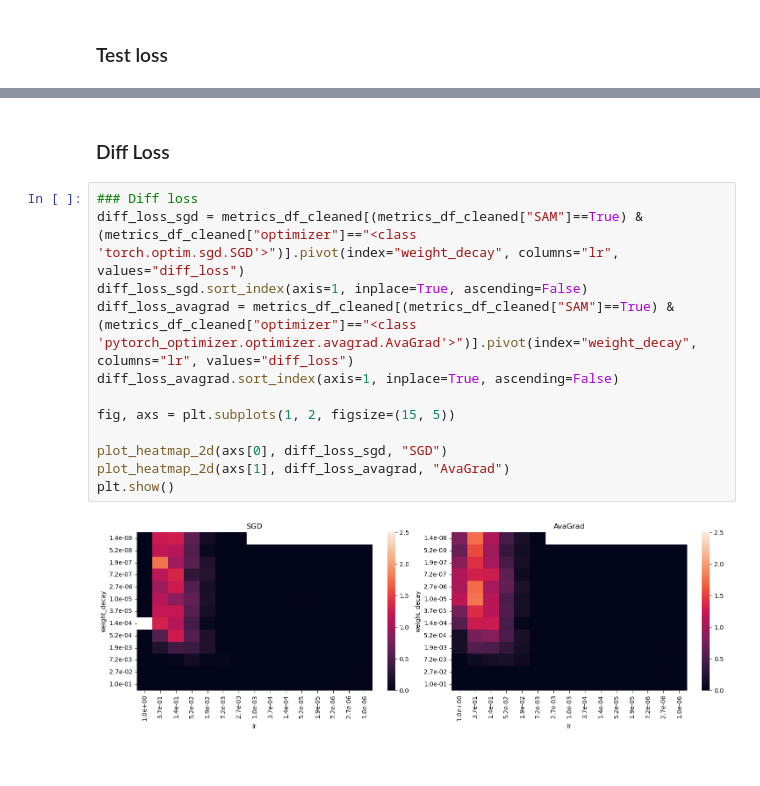
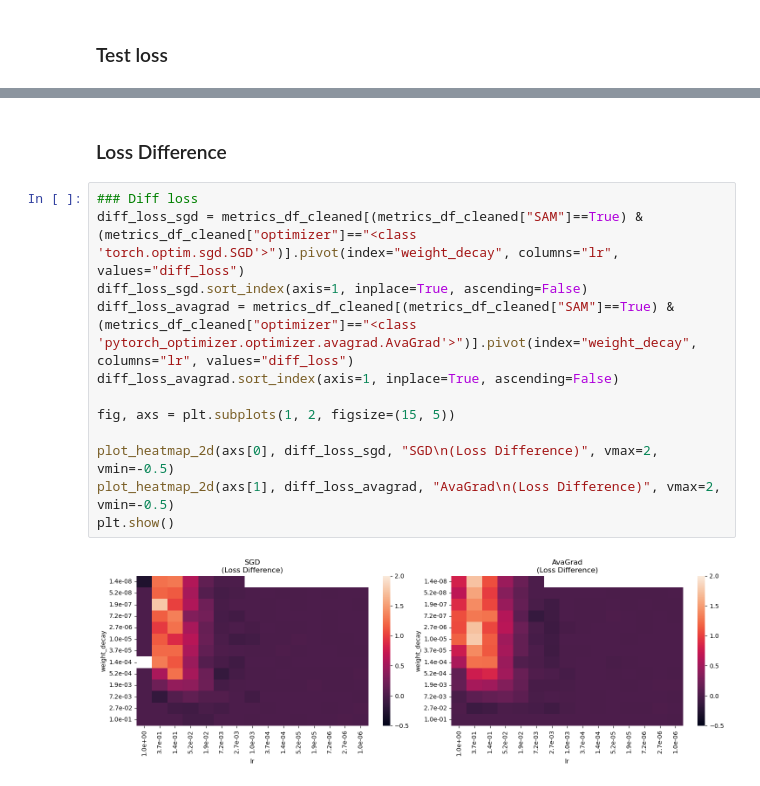
Before and after one commit to RaphaelMaser/OPT4ML-project, a Jupyter notebook: analysis.ipynb, the cells around one changed output, grey strips where cells are left out. Drawn from its saved outputs; the diff is of its cells as text.

Commit message:
added loss difference heatmaps

```diff
--- a/analysis.ipynb
+++ b/analysis.ipynb
@@ -170,16 +169,16 @@ plt.show()
 # %% [markdown]
-### Diff Loss
+### Loss Difference
 # %%
 ### Diff loss
 diff_loss_sgd = metrics_df_cleaned[(metrics_df_cleaned["SAM"]==True) & (metrics_df_cleaned["optimizer"]=="<class 'torch.optim.sgd.SGD'>")].pivot(index="weight_decay", columns="lr", values="diff_loss")
 diff_loss_sgd.sort_index(axis=1, inplace=True, ascending=False)
 diff_loss_avagrad = metrics_df_cleaned[(metrics_df_cleaned["SAM"]==True) & (metrics_df_cleaned["optimizer"]=="<class 'pytorch_optimizer.optimizer.avagrad.AvaGrad'>")].pivot(index="weight_decay", columns="lr", values="diff_loss")
 diff_loss_avagrad.sort_index(axis=1, inplace=True, ascending=False)
 
 fig, axs = plt.subplots(1, 2, figsize=(15, 5))
 
-plot_heatmap_2d(axs[0], diff_loss_sgd, "SGD")
-plot_heatmap_2d(axs[1], diff_loss_avagrad, "AvaGrad")
+plot_heatmap_2d(axs[0], diff_loss_sgd, "SGD\n(Loss Difference)", vmax=2, vmin=-0.5)
+plot_heatmap_2d(axs[1], diff_loss_avagrad, "AvaGrad\n(Loss Difference)", vmax=2, vmin=-0.5)
 plt.show()
 # %% [output]
-[figure, old version]
+[figure, new version]
```
Also changed, not shown: parts of 7 cells of this notebook.
